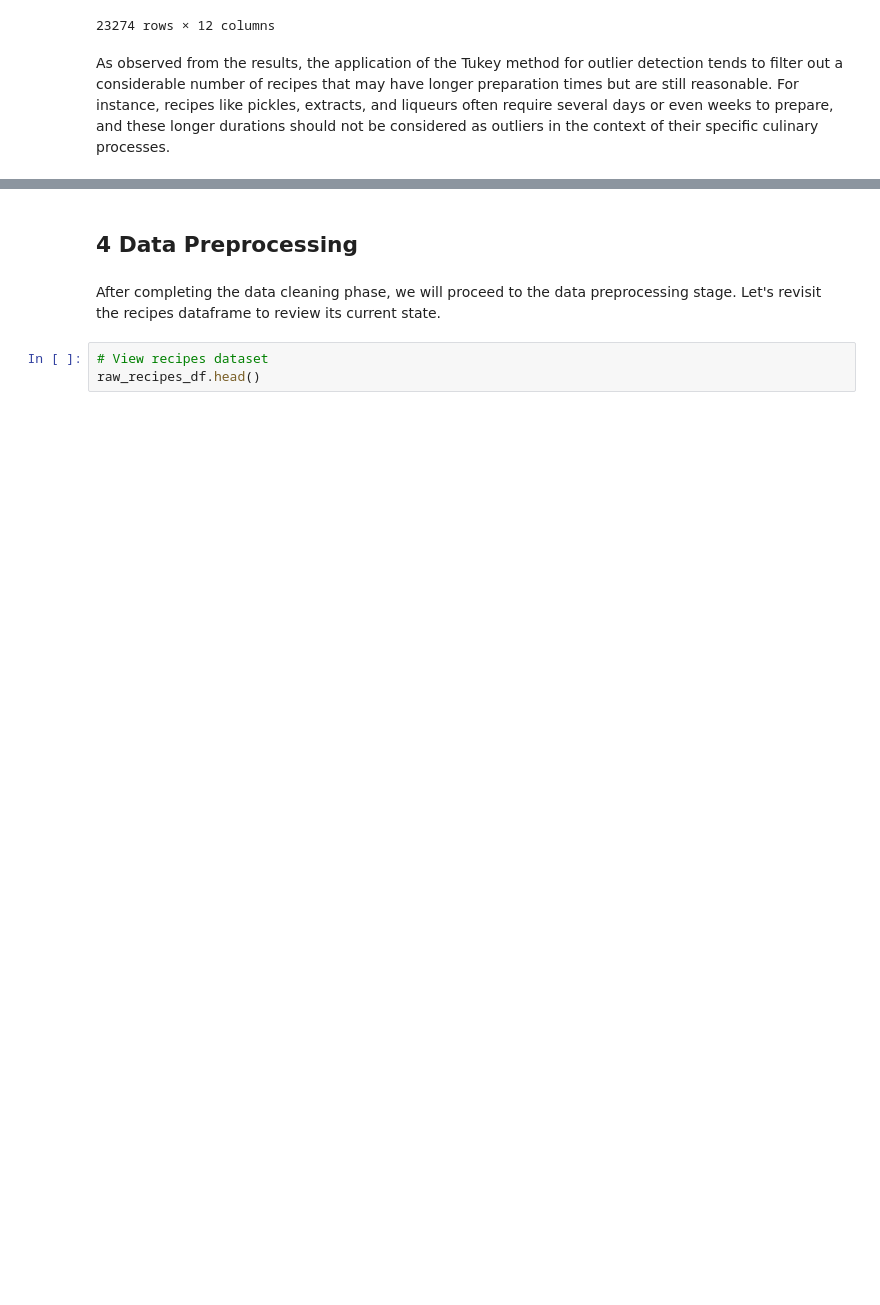
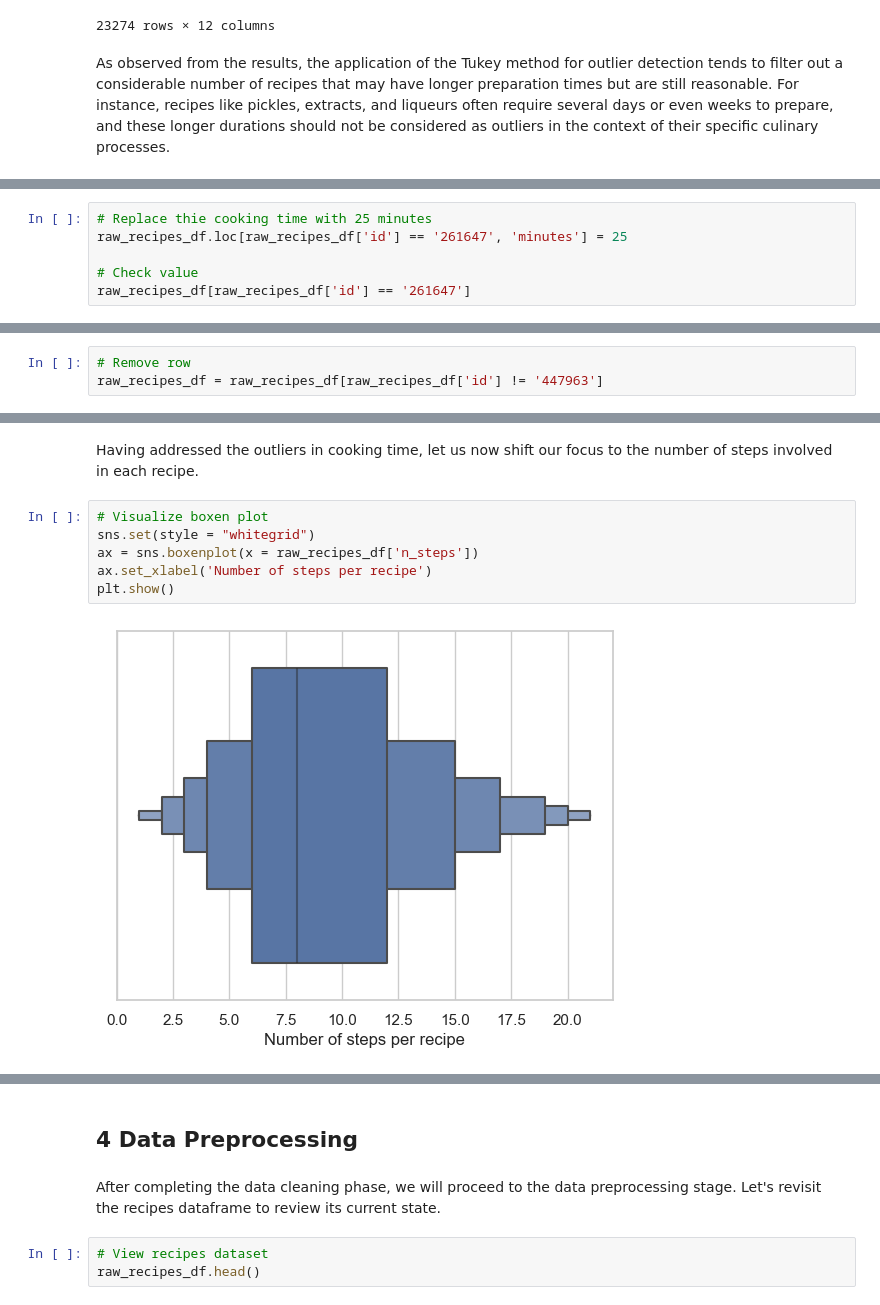
Before and after one commit to kli210/recipe_recommender_capstone, a Jupyter notebook: data_preprocessing.ipynb, the cells around one changed output, grey strips where cells are left out. Cells and saved outputs as stored; diff of their text form; blank space fills up the shorter version.

```diff
--- a/data_preprocessing.ipynb
+++ b/data_preprocessing.ipynb
@@ -412,0 +453,6 @@ The dataset includes an extreme outlier with a preparation time of 1,051,200 min
+# %%
+# Replace thie cooking time with 25 minutes
+raw_recipes_df.loc[raw_recipes_df['id'] == '261647', 'minutes'] = 25
+
+# Check value
+raw_recipes_df[raw_recipes_df['id'] == '261647']
@@ -412,0 +464,3 @@ The dataset includes an extreme outlier with a preparation time of 1,051,200 min
+# %%
+# Remove row
+raw_recipes_df = raw_recipes_df[raw_recipes_df['id'] != '447963']
@@ -412,0 +477,10 @@ The dataset includes an extreme outlier with a preparation time of 1,051,200 min
+# %% [markdown]
+Having addressed the outliers in cooking time, let us now shift our focus to the number of steps involved in each recipe.
+# %%
+# Visualize boxen plot
+sns.set(style = "whitegrid")
+ax = sns.boxenplot(x = raw_recipes_df['n_steps'])
+ax.set_xlabel('Number of steps per recipe')
+plt.show()
+# %% [output]
+[figure, added]
```
Also changed, not shown: parts of 31 cells of this notebook.
